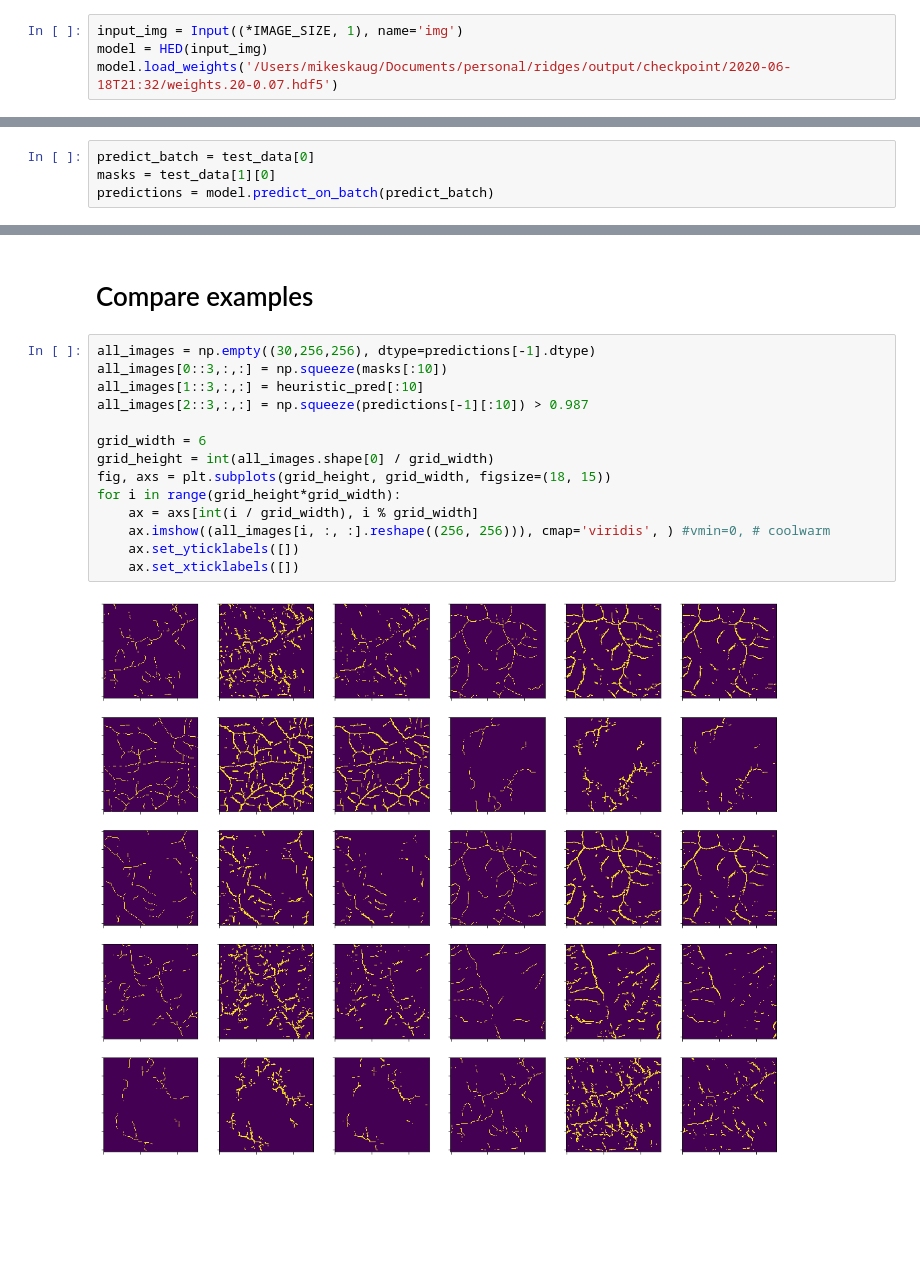
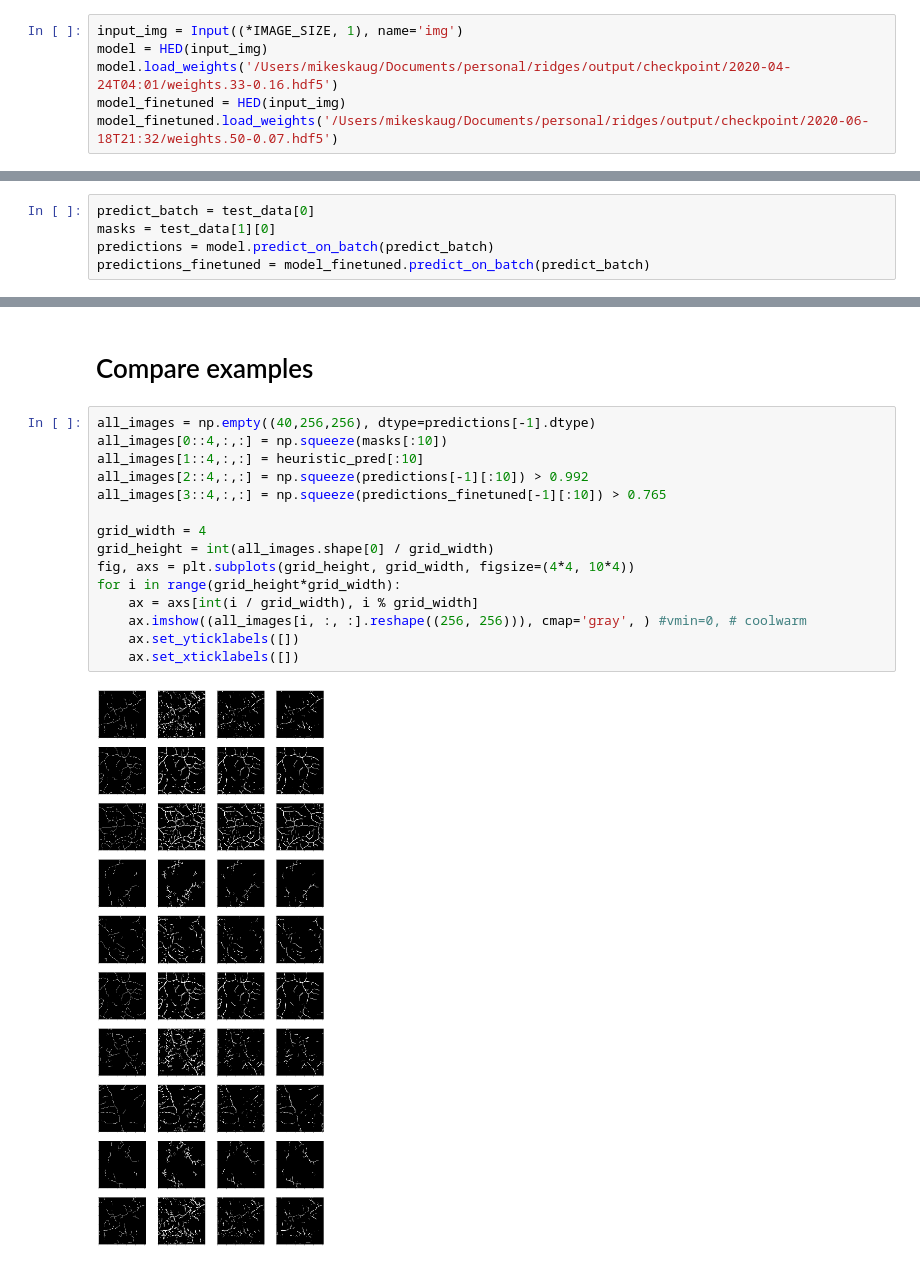
Before and after one commit to mikeskaug/ridges, a Jupyter notebook: notebooks/manual_label_eval.ipynb, the cells around one changed output, grey strips where cells are left out. Drawn from its saved outputs; the diff is of its cells as text; blank space fills up the shorter version.

```diff
--- a/notebooks/manual_label_eval.ipynb
+++ b/notebooks/manual_label_eval.ipynb
@@ -57,7 +55,9 @@ def standardize(featurewise_std, batch):
 # %%
 input_img = Input((*IMAGE_SIZE, 1), name='img')
 model = HED(input_img)
-model.load_weights('/Users/mikeskaug/Documents/personal/ridges/output/checkpoint/2020-06-18T21:32/weights.20-0.07.hdf5')
+model.load_weights('/Users/mikeskaug/Documents/personal/ridges/output/checkpoint/2020-04-24T04:01/weights.33-0.16.hdf5')
+model_finetuned = HED(input_img)
+model_finetuned.load_weights('/Users/mikeskaug/Documents/personal/ridges/output/checkpoint/2020-06-18T21:32/weights.50-0.07.hdf5')
 # %%
 # prepare image generators
 batch_size = 80
@@ -81,6 +81,7 @@ test_data = generator.__getitem__(0)
 predict_batch = test_data[0]
 masks = test_data[1][0]
 predictions = model.predict_on_batch(predict_batch)
+predictions_finetuned = model_finetuned.predict_on_batch(predict_batch)
 # %%
 accuracy(masks, (predictions[-1] > 0.90))
 # %% [output]
@@ -133,18 +134,19 @@ print(f'IOU: {x}')
 # %% [markdown]
 # Compare examples
 # %%
-all_images = np.empty((30,256,256), dtype=predictions[-1].dtype)
-all_images[0::3,:,:] = np.squeeze(masks[:10])
-all_images[1::3,:,:] = heuristic_pred[:10]
-all_images[2::3,:,:] = np.squeeze(predictions[-1][:10]) > 0.987
+all_images = np.empty((40,256,256), dtype=predictions[-1].dtype)
+all_images[0::4,:,:] = np.squeeze(masks[:10])
+all_images[1::4,:,:] = heuristic_pred[:10]
+all_images[2::4,:,:] = np.squeeze(predictions[-1][:10]) > 0.992
+all_images[3::4,:,:] = np.squeeze(predictions_finetuned[-1][:10]) > 0.765
 
-grid_width = 6
+grid_width = 4
 grid_height = int(all_images.shape[0] / grid_width)
-fig, axs = plt.subplots(grid_height, grid_width, figsize=(18, 15))
+fig, axs = plt.subplots(grid_height, grid_width, figsize=(4*4, 10*4))
 for i in range(grid_height*grid_width):
     ax = axs[int(i / grid_width), i % grid_width]
-    ax.imshow((all_images[i, :, :].reshape((256, 256))), cmap='viridis', ) #vmin=0, # coolwarm
+    ax.imshow((all_images[i, :, :].reshape((256, 256))), cmap='gray', ) #vmin=0, # coolwarm
     ax.set_yticklabels([])
     ax.set_xticklabels([])
 # %% [output]
-[figure, old version]
+[figure, new version]
```
Also changed, not shown: parts of 9 cells of this notebook, 1 other file.
